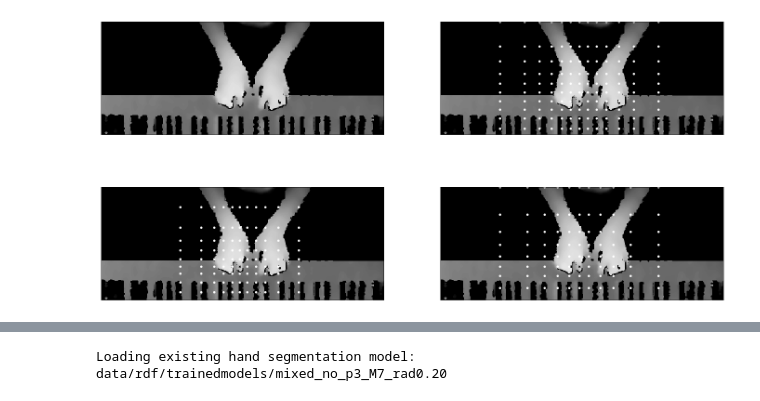
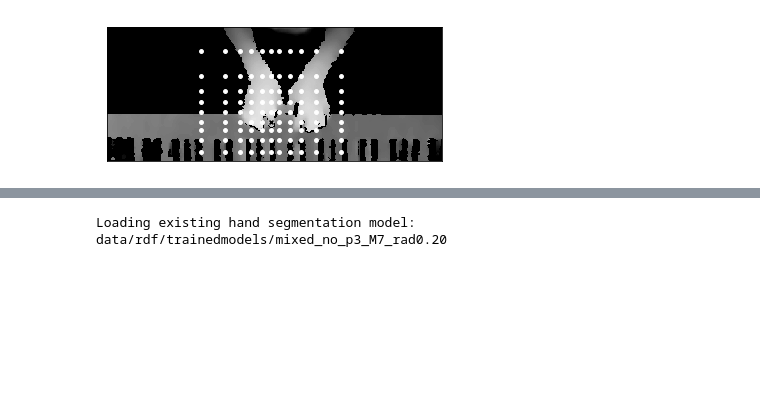
Before and after one commit to davidsjohnson/VPT2, a Jupyter notebook: CMJ Stuff.ipynb, the cells around one changed output, grey strips where cells are left out. Cells and saved outputs as stored; diff of their text form; code cells hidden in the pictures; blank space fills up the shorter version.

```diff
--- a/CMJ Stuff.ipynb
+++ b/CMJ Stuff.ipynb
@@ -51,42 +51,45 @@ offset_y3 = pixel_offsets3[:, 1]
 offset_x3 = offset_x3[idxs]
 offset_y3 = offset_y3[idxs]
 # %%
-plt.figure(figsize=(24,12))
+# plt.figure(figsize=(24,12))
 
-plt.subplot(221)
-plt.tick_params(axis="both", which="both", bottom="off", top="off", labelbottom="off", labelleft="off", left="off")
-plt.imshow(dmap_disp, cmap="gray", alpha=1)
-# plt.tight_layout()
+# plt.subplot(221)
+# plt.tick_params(axis="both", which="both", bottom="off", top="off", labelbottom="off", labelleft="off", left="off")
+# plt.imshow(dmap_disp, cmap="gray", alpha=1)
+# # plt.tight_layout()
 
-plt.subplot(222)
-axes = plt.gca()
-axes.axes.set_ylim([192,0])
-plt.imshow(dmap_disp, cmap="gray", alpha=1)
-plt.scatter(offset_x1, offset_y1, c='white', s=15)
-plt.scatter(pixel[1], pixel[0], c='black', s=15, marker='x')
-plt.tick_params(axis="both", which="both", bottom="off", top="off", labelbottom="off", labelleft="off", left="off")
-# plt.tight_layout()
+# plt.subplot(222)
+# axes = plt.gca()
+# axes.axes.set_ylim([192,0])
+# plt.imshow(dmap_disp, cmap="gray", alpha=1)
+# plt.scatter(offset_x1, offset_y1, c='white', s=15)
+# plt.scatter(pixel[1], pixel[0], c='black', s=15, marker='x')
+# plt.tick_params(axis="both", which="both", bottom="off", top="off", labelbottom="off", labelleft="off", left="off")
+# # plt.tight_layout()
+# plt.savefig("/Users/fortjay81/Dropbox/Uvic/dissertation/publications/1_WIP/CMJ_VPT_2017/figures/dcf-features-4_15.jpg")
 
-plt.subplot(223)
+# plt.subplot(223)
 axes = plt.gca()
 axes.set_ylim([192,0])
 plt.imshow(dmap_disp, cmap="gray", alpha=1)
 plt.scatter(offset_x3, offset_y3, c='white', s=15)
 plt.scatter(pixel[1], pixel[0], c='black', s=15, marker='x')
 plt.tick_params(axis="both", which="both", bottom="off", top="off", labelbottom="off", labelleft="off", left="off")
 # plt.tight_layout()
+plt.savefig("/Users/fortjay81/Dropbox/Uvic/dissertation/publications/1_WIP/CMJ_VPT_2017/figures/dcf-features-5_15.jpg")
 
-plt.subplot(224)
-axes = plt.gca()
-axes.set_ylim([192,0])
-plt.imshow(dmap_disp, cmap="gray", alpha=1)
-plt.scatter(offset_x2, offset_y2, c='white', s=15)
-plt.scatter(pixel[1], pixel[0], c='black', s=15, marker='x')
-plt.tick_params(axis="both", which="both", bottom="off", top="off", labelbottom="off", labelleft="off", left="off")
+# plt.subplot(224)
+# axes = plt.gca()
+# axes.set_ylim([192,0])
+# plt.imshow(dmap_disp, cmap="gray", alpha=1)
+# plt.scatter(offset_x2, offset_y2, c='white', s=15)
+# plt.scatter(pixel[1], pixel[0], c='black', s=15, marker='x')
+# plt.tick_params(axis="both", which="both", bottom="off", top="off", labelbottom="off", labelleft="off", left="off")
 # plt.tight_layout()
+# plt.savefig("/Users/fortjay81/Dropbox/Uvic/dissertation/publications/1_WIP/CMJ_VPT_2017/figures/dcf-features-5_20.jpg")
 # plt.savefig("feature_offsets.pdf")
 # %% [output]
-[figure, old version]
+[figure, new version]
 # %%
 offsets_dif = dif.generate_feature_offsets(n_offsets=50, radius=100000)
 # %%
```
Also changed, not shown: parts of 11 cells of this notebook, 12 other files.
